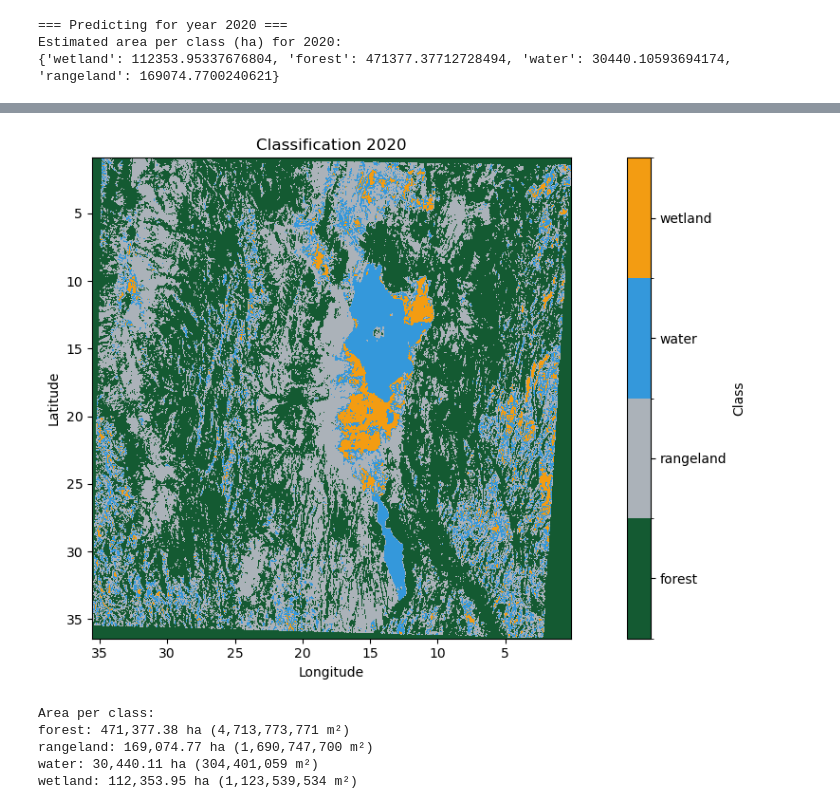
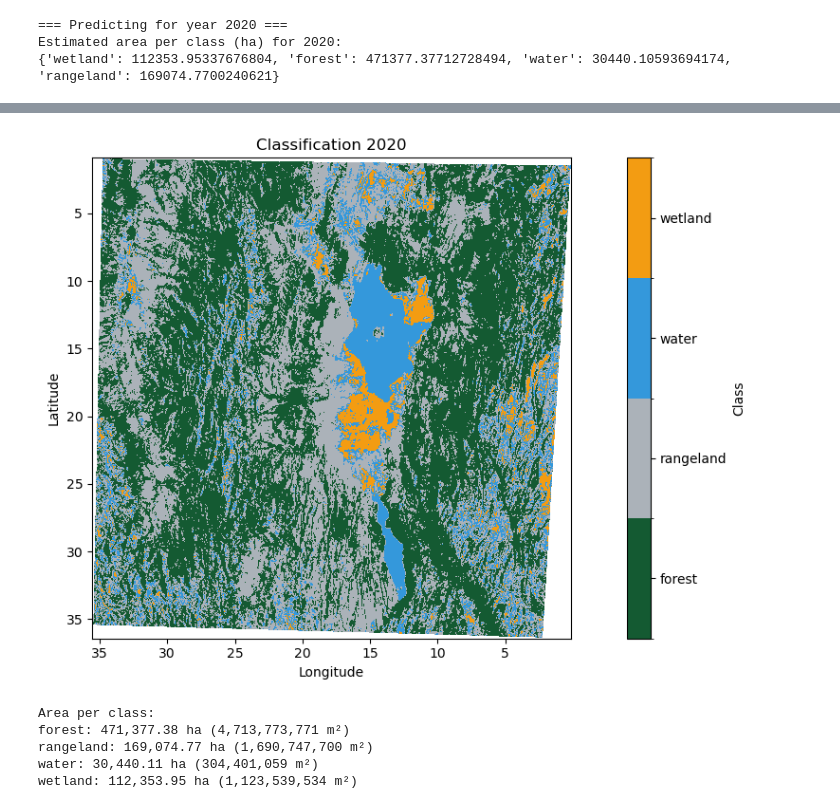
Before and after one commit to Ethel-Ogallo/wetland_delineation, a Jupyter notebook: Wetland_delienation/wetland_delineation_202507.ipynb, the cells around one changed output, grey strips where cells are left out. Saved outputs shown, nothing was run; the diff lists cells and outputs as text; code cells hidden in the pictures.

Commit message:
update on AOI mask

```diff
--- a/Wetland_delienation/wetland_delineation_202507.ipynb
+++ b/Wetland_delienation/wetland_delineation_202507.ipynb
@@ -365,7 +361,7 @@ plt.show()
 Ensure all data are of the same shape before attempting to stack
 In this context S1 VV and VH are of different shape thus they are resampled first with DEM as the base raster.
 # %%
-year = 2019
+year = 2020
 
 file_map = {
     "LST": os.path.join(base_dir, "LST", f"LST_mean_{year}.tif"),
@@ -426,6 +423,8 @@ Sentinel-1 VV/VH resampling complete.
 # %% [markdown]
 Stacking all the raster data into a single multi-band raster
 # %%
+dem = rasterio.open(os.path.join(base_dir, "DEM", "DEM.tif"))
+
 # Stack all raster layers for each year and store in a dictionary
 feature_stack_by_year = {}
 
@@ -473,27 +472,19 @@ for year in range(2015, 2026):
 # %% [markdown]
  Ensuring the multi-band image is within extent of AOI i.e. mask to AOI bounds
 # %%
-# Create AOI mask
-with rasterio.open(os.path.join(base_dir, "DEM", "DEM.tif")) as src:
-    transform, out_shape = src.transform, src.shape
-
-#aoi_mask = ~geometry_mask(shapefile.geometry, transform=transform, out_shape=out_shape, invert=True)
-
 from rasterio.features import rasterize
 
-# Your AOI geometries as list
+# Create AOI mask
+transform, out_shape = dem.transform, dem.shape
+
+# AOI geometries as list
 geoms = [feature["geometry"] for feature in shapefile.__geo_interface__["features"]]
 
 aoi_mask = rasterize(
     geoms,
     out_shape=out_shape,
     transform=transform,
-    fill=0,
-    all_touched=True,  # <-- this includes any pixel touched by polygon boundary
+    fill=0,  # Fill value for pixels outside the AOI
+    all_touched=True,  # includes any pixel touched by polygon boundary
     dtype='uint8'
 ).astype(bool)
-
-
-plt.imshow(aoi_mask, cmap='gray')
-plt.title("AOI mask (white=inside AOI)")
-plt.show()
@@ -665,25 +778,26 @@ Estimated area per class (ha) for 2020:
 # %%
 # Setup colormap
 labels = le.classes_
 cmap = ListedColormap(['#145a32', '#abb2b9', '#3498db', '#f39c12'][:len(labels)])
 norm = BoundaryNorm(np.arange(len(labels)+1)-0.5, cmap.N)
 
 # Plot
+plot_img = np.ma.masked_where(pred_img<0, pred_img)
 plt.figure(figsize=(12, 6))
-im = plt.imshow(pred_img, cmap=cmap, norm=norm, extent=extent, origin='upper')
+im = plt.imshow(plot_img, cmap=cmap, norm=norm, extent=extent, origin='upper')
 plt.xlabel("Longitude"), plt.ylabel("Latitude")
 plt.title(f"Classification {year}"), plt.gca().set_aspect('equal')
 cbar = plt.colorbar(im, ticks=np.arange(len(labels)))
 cbar.ax.set_yticklabels(labels), cbar.set_label("Class")
 plt.tight_layout(), plt.show()
 
 # Print area per class
 print("Area per class:")
 for lbl in labels:
     ha = class_areas.get(lbl, 0)
     print(f"{lbl}: {ha:,.2f} ha ({ha * 10_000:,.0f} m²)")
 # %% [output]
-[figure, old version]
+[figure, new version]
 Area per class:
 forest: 471,377.38 ha (4,713,773,771 m²)
 rangeland: 169,074.77 ha (1,690,747,700 m²)
```
Also changed, not shown: parts of 10 cells of this notebook, 1 other file.
